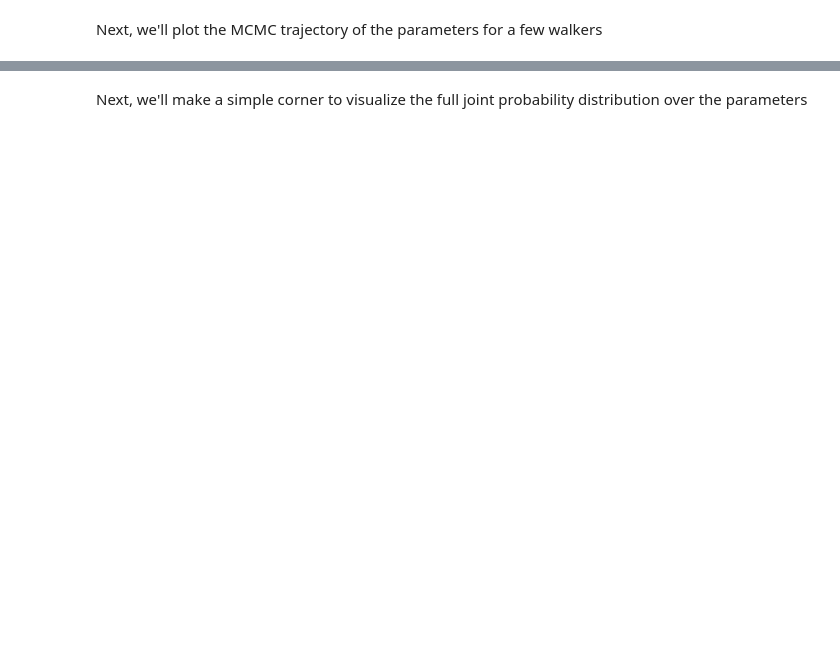
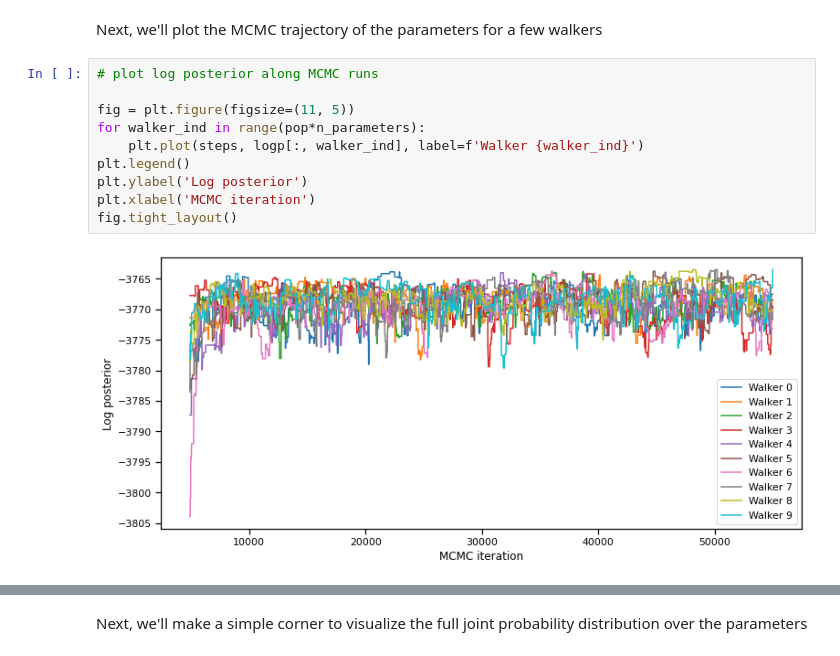
Before and after one commit to EasyScience/EasyDiffractionLibDocs, a Jupyter notebook: content/tutorials/advanced/refinement_bumps_dream.ipynb, the cells around one changed output, grey strips where cells are left out. Drawn from its saved outputs; the diff is of its cells as text; blank space fills up the shorter version.

```diff
--- a/content/tutorials/advanced/refinement_bumps_dream.ipynb
+++ b/content/tutorials/advanced/refinement_bumps_dream.ipynb
@@ -239,3 +261,15 @@ zero_shift           0.12222 , err  0.00087
 # %% [markdown]
 Next, we'll plot the MCMC trajectory of the parameters for a few walkers
+# %%
+# plot log posterior along MCMC runs
+
+fig = plt.figure(figsize=(11, 5))
+for walker_ind in range(pop*n_parameters):
+    plt.plot(steps, logp[:, walker_ind], label=f'Walker {walker_ind}')
+plt.legend()
+plt.ylabel('Log posterior')
+plt.xlabel('MCMC iteration')
+fig.tight_layout()
+# %% [output]
+[figure, added]
 # %%
```
Also changed, not shown: parts of 16 cells of this notebook, 5 other files.
